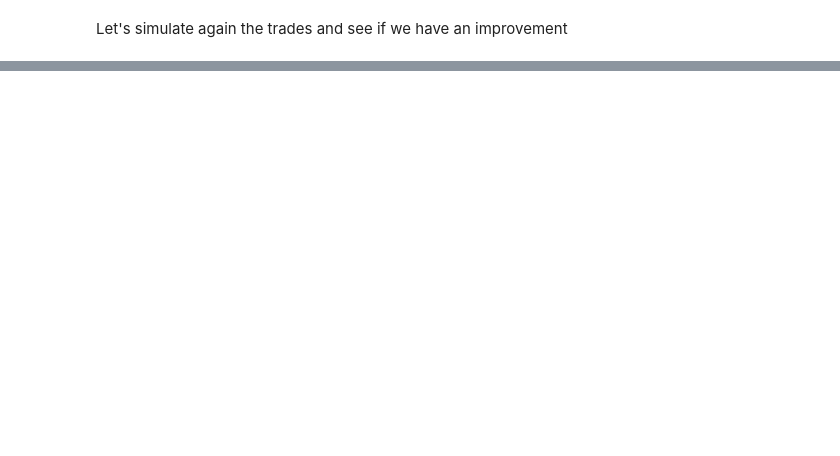
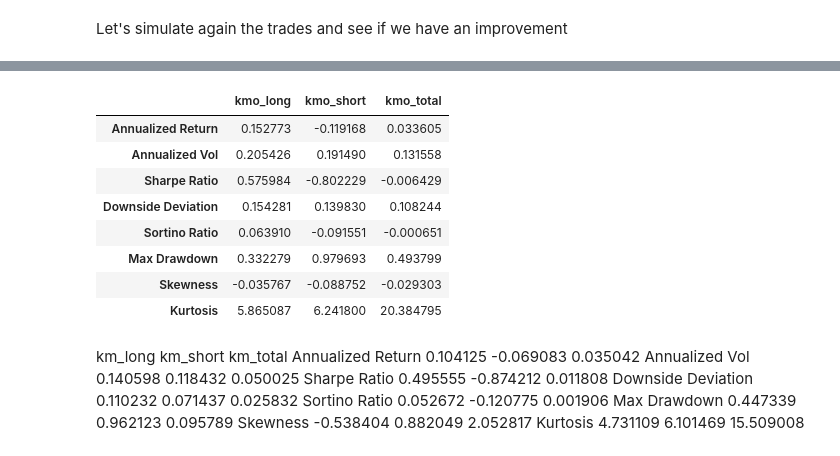
Before and after one commit to adamd1985/pairs_trading_unsupervised_learning, a Jupyter notebook: pairs_unsupervised.ipynb, the cells around one changed output, grey strips where cells are left out. Drawn from its saved outputs; the diff is of its cells as text; code cells hidden in the pictures; blank space fills up the shorter version.

```diff
--- a/pairs_unsupervised.ipynb
+++ b/pairs_unsupervised.ipynb
@@ -1230,5 +1245,5 @@ trade_opportunities_km_df.tail(5)
 # %%
-overs_stock_df, unders_stock_df, overs_df, unders_df, re_unders_df, re_overs_df = get_pnl(trade_opportunities_km_df)
+overs_stock_df, unders_stock_df, overs_df, unders_df, re_unders_df, re_overs_df = get_pnl(trade_opportunities_km_opt_df)
 
 print(overs_df.tail(5))
 print(unders_df.tail(5))
@@ -1247,15 +1292,36 @@ plt.show()
 # %%
 kmo_l = get_trade_stats(unders_df[UNDER_RETS].groupby(level=0).mean())
 kmo_o = get_trade_stats(overs_df[OVER_RETS].groupby(level=0).mean())
 kmo_t = get_trade_stats((unders_df[UNDER_RETS] + overs_df[OVER_RETS]).groupby(level=0).mean())
 
 kmo_stats_df = pd.DataFrame({
-    'kmo_long': pd.Series(km_l),
-    'kmo_short': pd.Series(km_o),
-    'kmo_total': pd.Series(km_t)
+    'kmo_long': pd.Series(kmo_l),
+    'kmo_short': pd.Series(kmo_o),
+    'kmo_total': pd.Series(kmo_t)
 })
 
 kmo_stats_df
+# %% [output]
+|  | kmo_long | kmo_short | kmo_total |
+| Annualized Return | 0.152773 | -0.119168 | 0.033605 |
+| Annualized Vol | 0.205426 | 0.191490 | 0.131558 |
+| Sharpe Ratio | 0.575984 | -0.802229 | -0.006429 |
+| Downside Deviation | 0.154281 | 0.139830 | 0.108244 |
+| Sortino Ratio | 0.063910 | -0.091551 | -0.000651 |
+| Max Drawdown | 0.332279 | 0.979693 | 0.493799 |
+| Skewness | -0.035767 | -0.088752 | -0.029303 |
+| Kurtosis | 5.865087 | 6.241800 | 20.384795 |
+# %% [markdown]
+
+km_long	km_short	km_total
+Annualized Return	0.104125	-0.069083	0.035042
+Annualized Vol	0.140598	0.118432	0.050025
+Sharpe Ratio	0.495555	-0.874212	0.011808
+Downside Deviation	0.110232	0.071437	0.025832
+Sortino Ratio	0.052672	-0.120775	0.001906
+Max Drawdown	0.447339	0.962123	0.095789
+Skewness	-0.538404	0.882049	2.052817
+Kurtosis	4.731109	6.101469	15.509008
 # %% [markdown]
 # Conclusion
 
```
Also changed, not shown: parts of 8 cells of this notebook.
